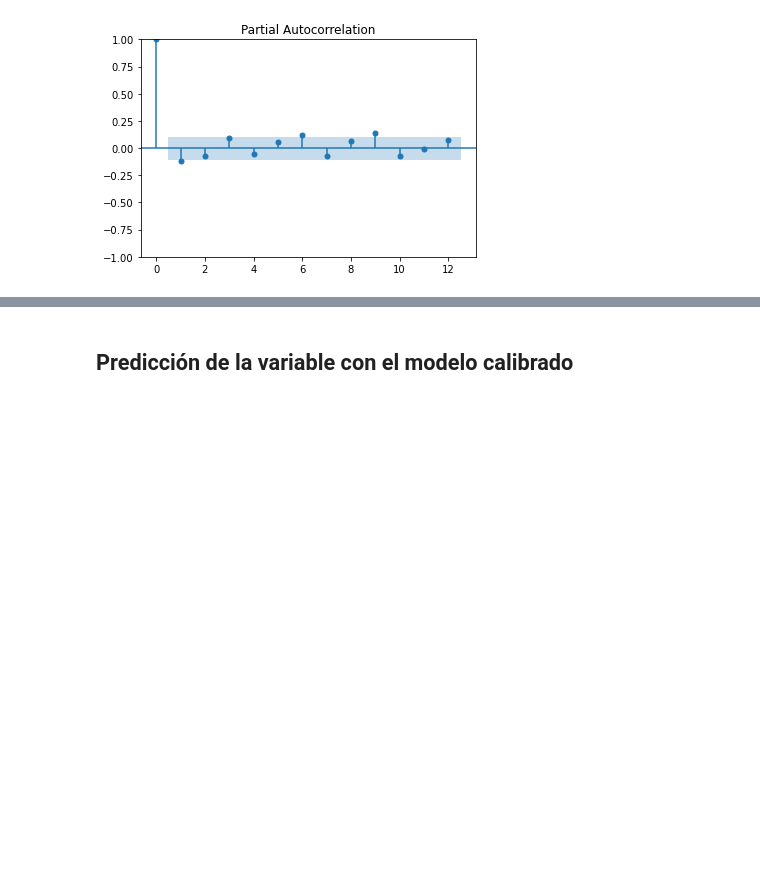
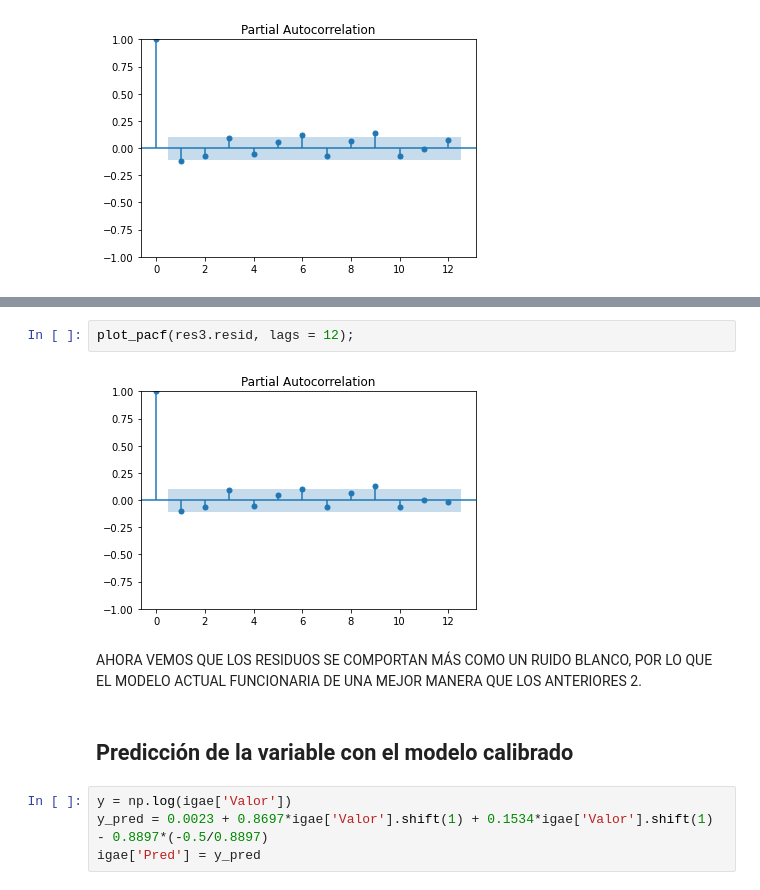
Before and after one commit to Oscar19260/Estadistica_TC3007C, a Jupyter notebook: Entregable2.ipynb, the cells around one changed output, grey strips where cells are left out. Cells and saved outputs as stored; diff of their text form; blank space fills up the shorter version.

```diff
--- a/Entregable2.ipynb
+++ b/Entregable2.ipynb
@@ -236,2 +288,12 @@ plot_pacf(res2.resid, lags = 12);
+# %%
+plot_pacf(res3.resid, lags = 12);
+# %% [output]
+[figure, added]
+# %% [markdown]
+AHORA VEMOS QUE LOS RESIDUOS SE COMPORTAN MÁS COMO UN RUIDO BLANCO, POR LO QUE EL MODELO ACTUAL FUNCIONARIA DE UNA MEJOR MANERA QUE LOS ANTERIORES 2.
 # %% [markdown]
 ## Predicción de la variable con el modelo calibrado
+# %%
+y = np.log(igae['Valor'])
+y_pred = 0.0023 + 0.8697*igae['Valor'].shift(1) + 0.1534*igae['Valor'].shift(1) - 0.8897*(-0.5/0.8897)
+igae['Pred'] = y_pred
```
Also changed, not shown: parts of 13 cells of this notebook.
